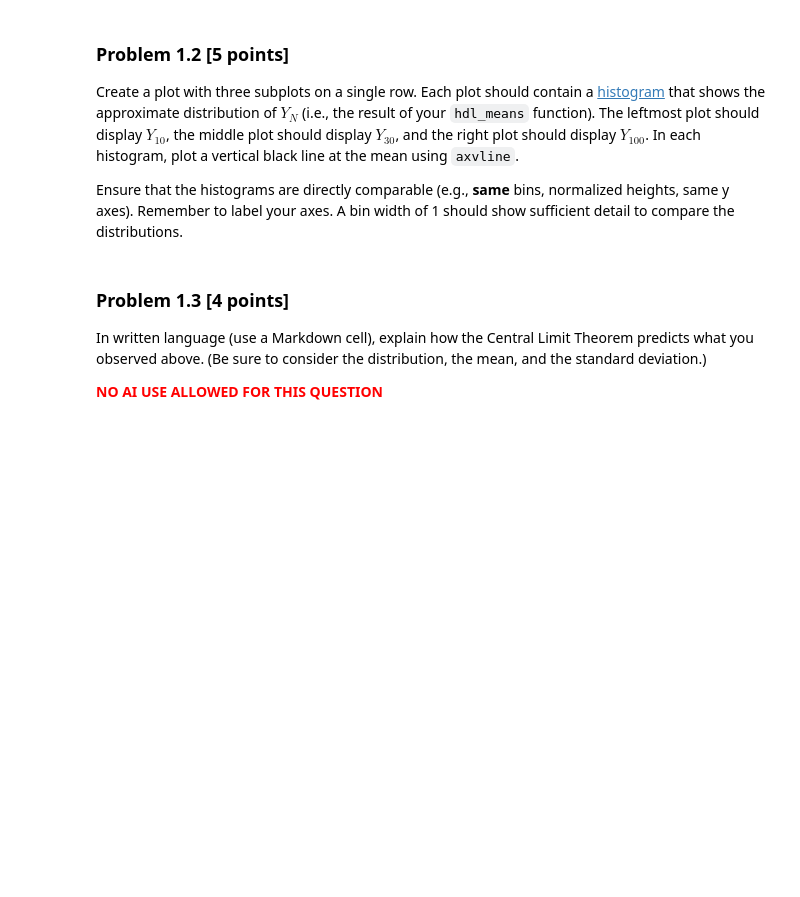
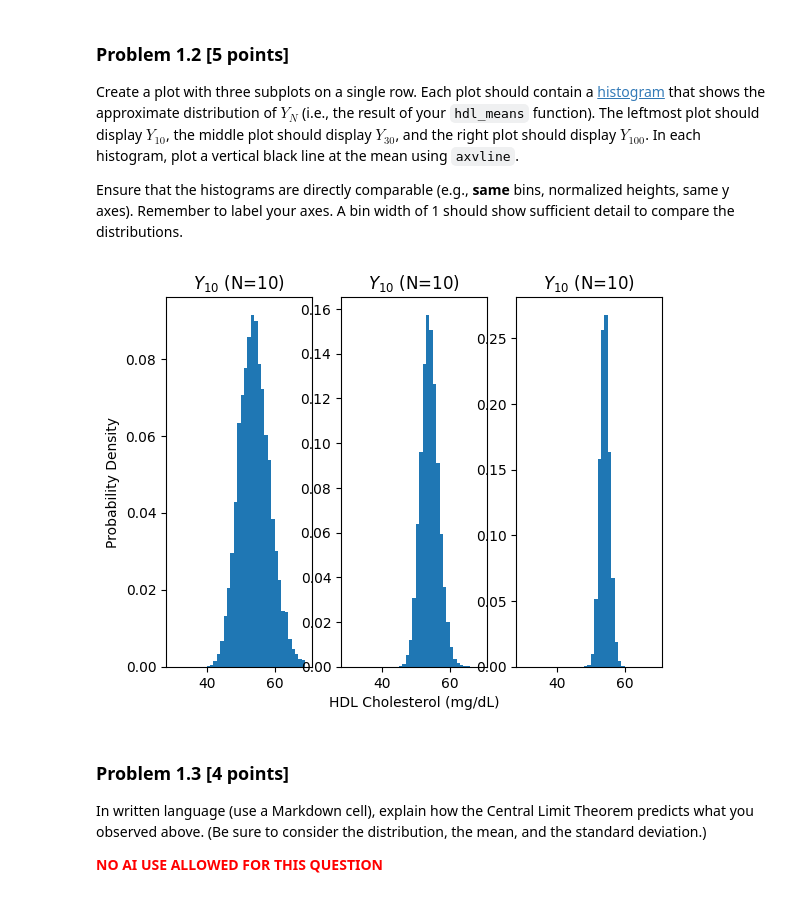
Before and after one commit to melvinczyk/Datapacks, a Jupyter notebook: Pirates/Data science HW1/CS685_HW1_blazerid.ipynb, the cells around one changed output. Saved outputs shown, nothing was run; the diff lists cells and outputs as text; code cells hidden in the pictures; blank space fills up the shorter version.

```diff
--- a/Pirates/Data science HW1/CS685_HW1_blazerid.ipynb
+++ b/Pirates/Data science HW1/CS685_HW1_blazerid.ipynb
@@ -133,7 +133,7 @@ Create a function (call it `hdl_means`) that takes an argument `n` and returns a
 # %%
 def hdl_means(n: int, n_samples: int = 10000) -> np.ndarray:
     samples = np.random.choice(hdl_cholesterol, size=(n_samples, n))
-    return np.mean(samples)
+    return np.mean(samples, axis=1)
 # %% [markdown]
 ### Problem 1.2 [5 points]
 Create a plot with three subplots on a single row. Each plot should contain a [histogram](https://matplotlib.org/stable/api/_as_gen/matplotlib.pyplot.hist.html) that shows the approximate distribution of $Y_N$ (i.e., the result of your `hdl_means` function).
@@ -144,14 +144,23 @@ Ensure that the histograms are directly comparable (e.g., **same** bins, normali
 # %%
 small = hdl_means(10)
 medium = hdl_means(30)
 large = hdl_means(100)
 
 fig, axes = plt.subplots(1, 3)
 
 axes[0].hist(small, bins=np.arange(30, 70, 1), density=True)
+axes[0].set_ylabel('Probability Density')
+axes[0].set_title('$Y_{10}$ (N=10)')
+
 axes[1].hist(medium, bins=np.arange(30, 70, 1), density=True)
+axes[1].set_xlabel('HDL Cholesterol (mg/dL)')
+axes[1].set_title('$Y_{10}$ (N=10)')
+
 axes[2].hist(large, bins=np.arange(30, 70, 1), density=True)
+axes[2].set_title('$Y_{10}$ (N=10)')
 plt.show()
+# %% [output]
+[figure, added]
 # %% [markdown]
 ### Problem 1.3 [4 points]
 In written language (use a Markdown cell), explain how the Central Limit Theorem predicts what you observed above. (Be sure to consider the distribution, the mean, and the standard deviation.)
```
Also changed, not shown: 1 other file.
